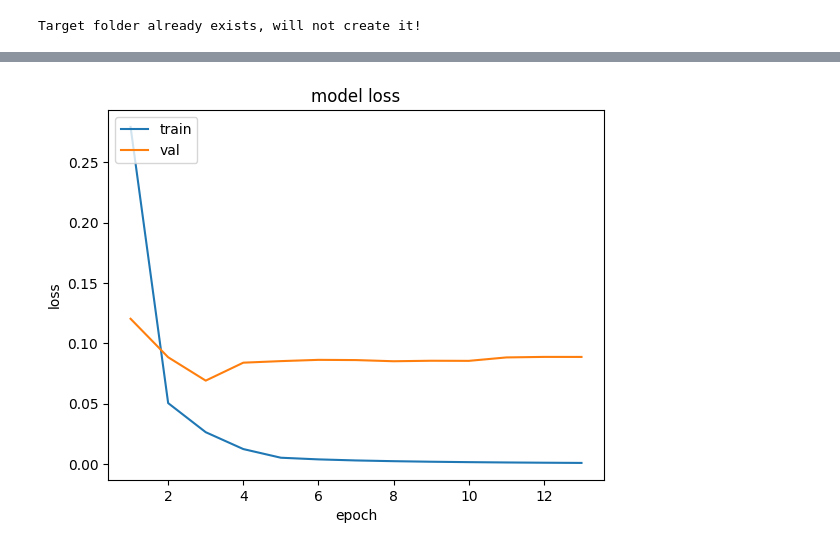
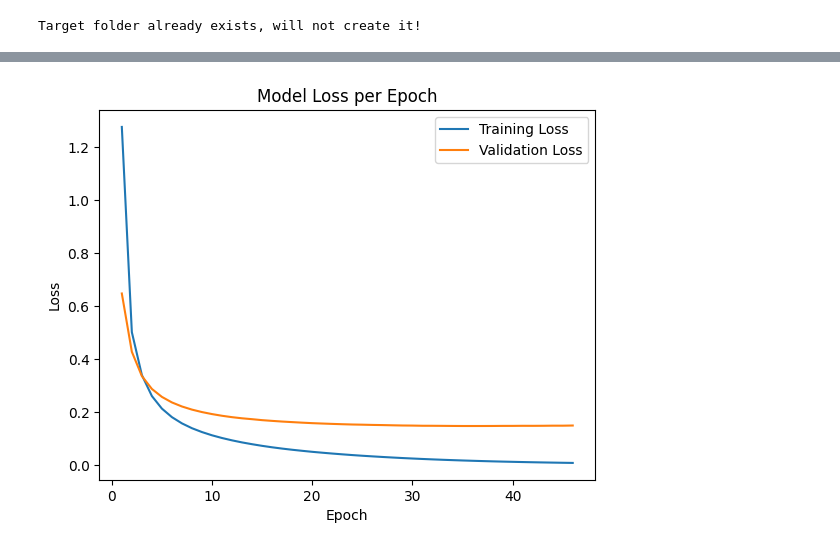
Before and after one commit to CeoJim18/surinaamse-vlinderherkennings-model, a Jupyter notebook: MobileNetTraining.ipynb, the cells around one changed output, grey strips where cells are left out. Cells and saved outputs as stored; diff of their text form; code cells hidden in the pictures.

```diff
--- a/MobileNetTraining.ipynb
+++ b/MobileNetTraining.ipynb
@@ -19,7 +19,7 @@ pip install tensorflow
 import os
 
 # root folder
-afstudeerProjectRoot="C:/Users/jkharpatoe/Documents/Afstudeer/AFSTUDEER_MOBILENETV3/"
+afstudeerProjectRoot=""
 
 # paths
 modelKerasPath = afstudeerProjectRoot + "mobilenet_models/"
@@ -29,7 +29,7 @@ trainingAndValidationDatasetFolder ="training_and_validation_data/"
 modelTrainingLogsPath= afstudeerProjectRoot + "model_training_logs/"
 testButterflyImages = afstudeerProjectRoot + "test_images"
 testCopyButterflyImages = afstudeerProjectRoot + "test_images_copy"
-confusionMatricesImagesPath = afstudeerProjectRoot + "confusion_matrices"
+confusionMatricesImagesPath = afstudeerProjectRoot + "confusion_matrices/"
 
 # CREATE TARGET FOLDER
 target_folder = afstudeerProjectRoot + trainingAndValidationDatasetFolder
@@ -398,10 +409,10 @@ for layer in base_model_mobilenetv3large.layers:
 
 # Add classification layers volgens ene paper gedaan (Feature Extraction)
 model_mobilenetv3large = models.Sequential([
-    base_model_mobilenetv3large,
-    layers.GlobalAveragePooling2D(),
-    layers.Dense(256, activation='relu'),
-    layers.Dense(numberOfClasses, activation='softmax')
+    base_model_mobilenetv3large,            # De voorgetrainde basis
+    layers.GlobalAveragePooling2D(),                      # Gevraagde Flatten laag
+    layers.Dense(256, activation='relu'),   # Gevraagde Dense laag (met ReLU activatie als aanname)
+    layers.Dense(numberOfClasses, activation='softmax') # Finale Dense laag voor 75 klassen (met Softmax activatie)
 ])
 
 
@@ -442,7 +453,7 @@ earlyStoppingCallback = EarlyStopping(
 # Compile
 
 model_mobilenetv3large.compile(loss = "sparse_categorical_crossentropy",
-              optimizer='adam', metrics=['accuracy']) # metrics accuracy kan ik later voor mezelf
+              optimizer=Adam(learning_rate=1e-4), metrics=['accuracy']) # metrics accuracy kan ik later voor mezelf
 
 #train
 #Veranderen, gewoon de images in folders zetten en dat gebruiken liever
@@ -457,29 +468,55 @@ epochs_trained = len(history.history['loss'])
 # Maak een reeks van epoch nummers (bijv. [1, 2, 3, 4])
 epoch_range = range(1, epochs_trained + 1)
 
-# Plot de loss waarden tegen de epoch nummers
-plt.plot(epoch_range, history.history['loss'], label='training loss')
-plt.plot(epoch_range, history.history['val_loss'], label='validation loss')
-plt.title('model loss')
-plt.ylabel('loss')
-plt.xlabel('epoch')
-plt.legend(['train', 'val'], loc='upper left')
-plt.show()
-
-# Plot de accuracy waarden tegen de epoch nummers
-plt.plot(epoch_range, history.history['accuracy'], label='training accuracy')
-plt.plot(epoch_range, history.history['val_accuracy'], label='validation accuracy')
-plt.title('model loss')
-plt.ylabel('accuracy')
-plt.xlabel('epoch')
-plt.legend(['train', 'val'], loc='upper left')
-plt.show()
-
 currentTime = datetime.datetime.now()
 
 modelDateTrained = currentTime.strftime("%Y-%m-%d_%H_%M")
 
-modelSavedPath = modelKerasPath + f'__{modelDateTrained}.keras'
+    # Creëer het volledige pad voor de nieuwe map [1][3]
+folder_path = os.path.join(modelKerasPath, f'{modelDateTrained}_extractor_method')
+
+    # Maak de map aan als deze nog niet bestaat [1][3][6]
+    # exist_ok=True voorkomt een fout als de map al bestaat
+os.makedirs(folder_path, exist_ok=True)
+print(f"Opslagmap aangemaakt: {folder_path}")
+
+    # --- Plot en sla de loss-waarden op ---
+plt.figure() # Maak een nieuwe figuur aan voor de loss plot
+plt.plot(epoch_range, history.history['loss'], label='Training Loss')
+plt.plot(epoch_range, history.history['val_loss'], label='Validation Loss')
+plt.title('Model Loss per Epoch')
+plt.ylabel('Loss')
+plt.xlabel('Epoch')
+plt.legend(loc='upper right') # Aangepaste locatie voor betere zichtbaarheid
+    # Definieer het volledige pad inclusief bestandsnaam voor de loss plot [1][3]
+# plt.show()
+loss_plot_path = os.path.join(folder_path, 'model_loss_plot.png')
+    # Sla de figuur op [1][3][5][6]
+plt.savefig(loss_plot_path)
+plt.show() # Optioneel: toon de plot
+plt.close() # Sluit de figuur om geheugen vrij te maken [6]
+print(f"Loss plot opgeslagen in: {loss_plot_path}")
+
+    # --- Plot en sla de accuracy-waarden op ---
+plt.figure() # Maak een nieuwe figuur aan voor de accuracy plot
+plt.plot(epoch_range, history.history['accuracy'], label='Training Accuracy')
+plt.plot(epoch_range, history.history['val_accuracy'], label='Validation Accuracy')
+plt.title('Model Accuracy per Epoch') # Aangepaste titel [1]
+plt.ylabel('Accuracy') # Aangepast label [1]
+plt.xlabel('Epoch')
+plt.legend(loc='lower right') # Aangepaste locatie voor betere zichtbaarheid
+    # Definieer het volledige pad inclusief bestandsnaam voor de accuracy plot [1][3]
+
+accuracy_plot_path = os.path.join(folder_path, 'model_accuracy_plot.png')
+    # Sla de figuur op [1][3][5][6]
+plt.savefig(accuracy_plot_path)
+plt.show()
+plt.close() # Sluit de figuur om geheugen vrij te maken [6]
+print(f"Accuracy plot opgeslagen in: {accuracy_plot_path}")
+
+
+
+modelSavedPath = modelKerasPath + f'__{modelDateTrained}_extractor_method.keras'
 
 try:
     os.remove(modelSavedPath)
@@ -545 +582 @@ Epoch 13/100
-[figure, old version]
+[figure, new version]
```
Also changed, not shown: parts of 6 cells of this notebook.
